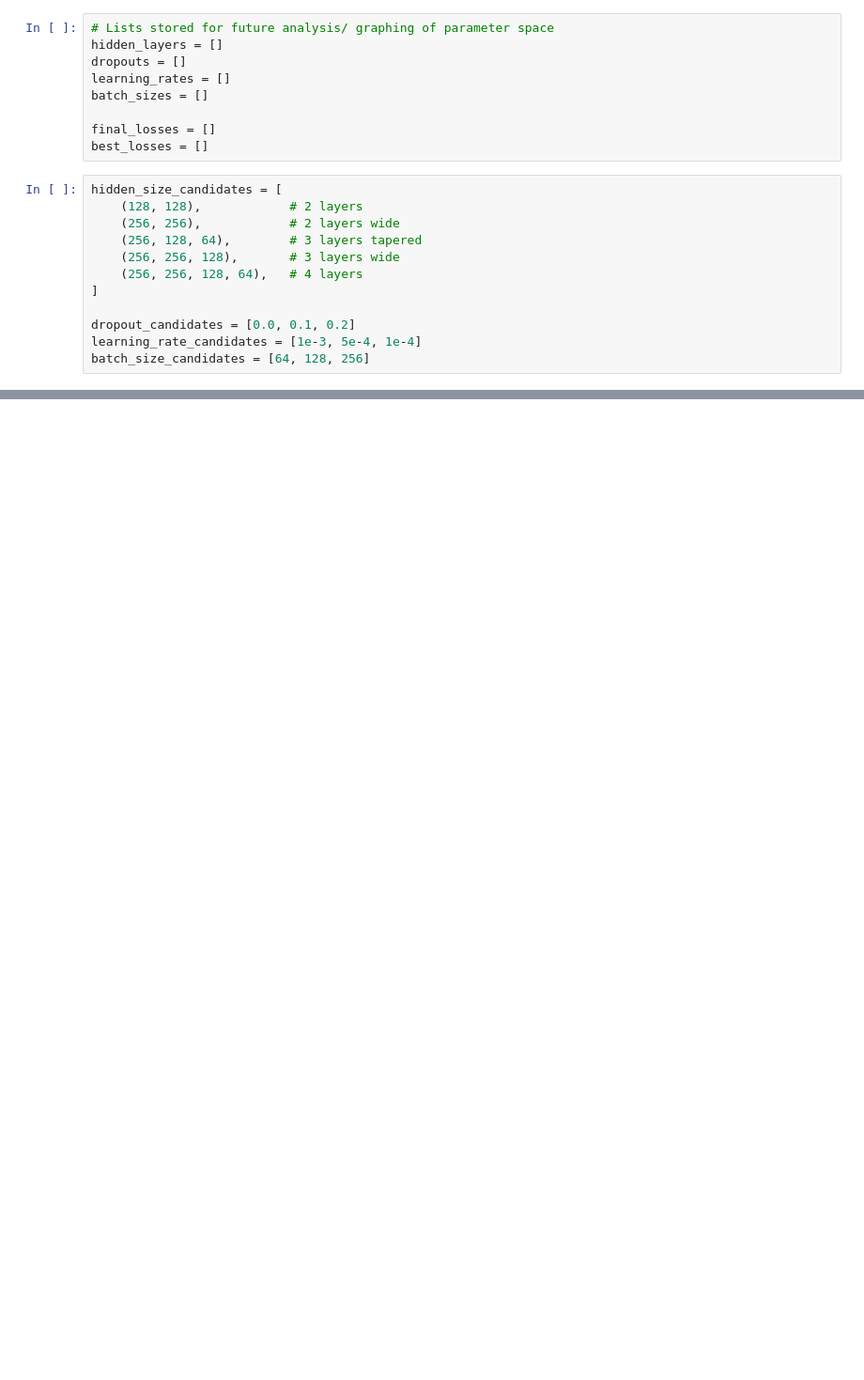
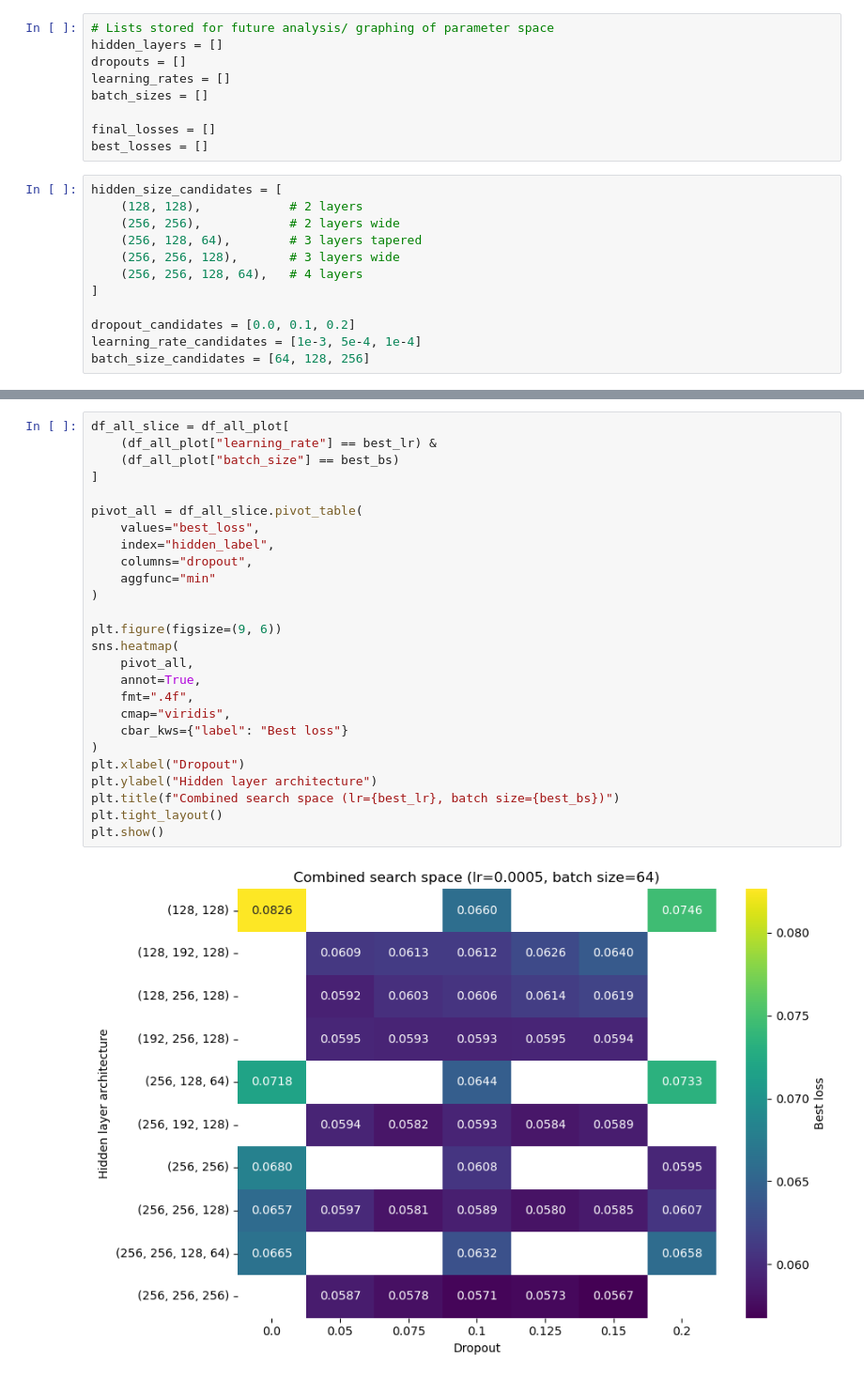
Before and after one commit to Charlow88/Masters-Project, a Jupyter notebook: src/masters_project/hyperparameter_tuning.ipynb, the cells around one changed output, grey strips where cells are left out. Shown at 94% size. Drawn from its saved outputs; the diff is of its cells as text; blank space fills up the shorter version.

```diff
--- a/src/masters_project/hyperparameter_tuning.ipynb
+++ b/src/masters_project/hyperparameter_tuning.ipynb
@@ -67,0 +502,28 @@ for hidden_size in hidden_size_candidates:
+# %%
+df_all_slice = df_all_plot[
+    (df_all_plot["learning_rate"] == best_lr) &
+    (df_all_plot["batch_size"] == best_bs)
+]
+
+pivot_all = df_all_slice.pivot_table(
+    values="best_loss",
+    index="hidden_label",
+    columns="dropout",
+    aggfunc="min"
+)
+
+plt.figure(figsize=(9, 6))
+sns.heatmap(
+    pivot_all,
+    annot=True,
+    fmt=".4f",
+    cmap="viridis",
+    cbar_kws={"label": "Best loss"}
+)
+plt.xlabel("Dropout")
+plt.ylabel("Hidden layer architecture")
+plt.title(f"Combined search space (lr={best_lr}, batch size={best_bs})")
+plt.tight_layout()
+plt.show()
+# %% [output]
+[figure, added]
```
Also changed, not shown: parts of 32 cells of this notebook, 2 other files.
